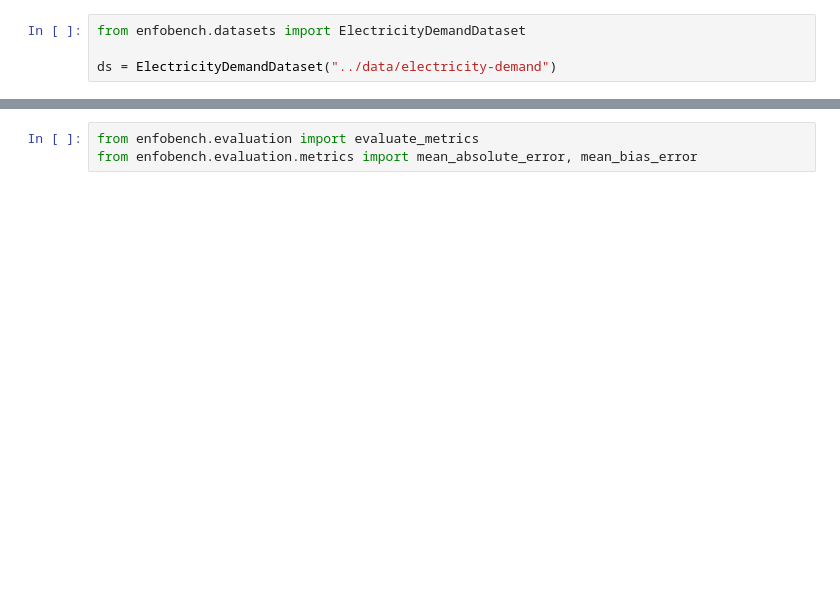
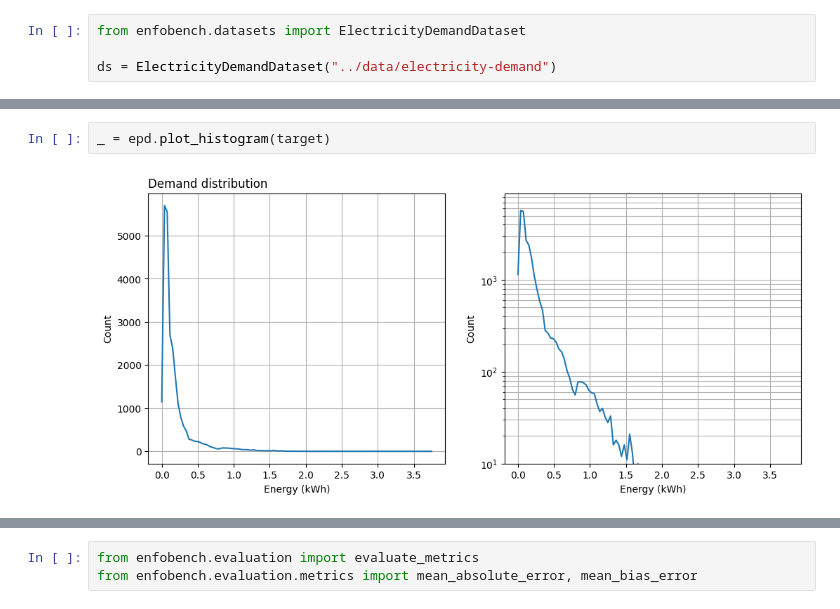
Before and after one commit to attila-balint-kul/energy-forecast-benchmark-toolkit, a Jupyter notebook: notebooks/01. Univariate.ipynb, the cells around one changed output, grey strips where cells are left out. Cells and saved outputs as stored; diff of their text form; blank space fills up the shorter version.

```diff
--- a/notebooks/01. Univariate.ipynb
+++ b/notebooks/01. Univariate.ipynb
@@ -24,0 +118,4 @@ target.info()
+# %%
+_ = epd.plot_histogram(target)
+# %% [output]
+[figure, added]
```
Also changed, not shown: parts of 60 cells of this notebook, 12 other files.
